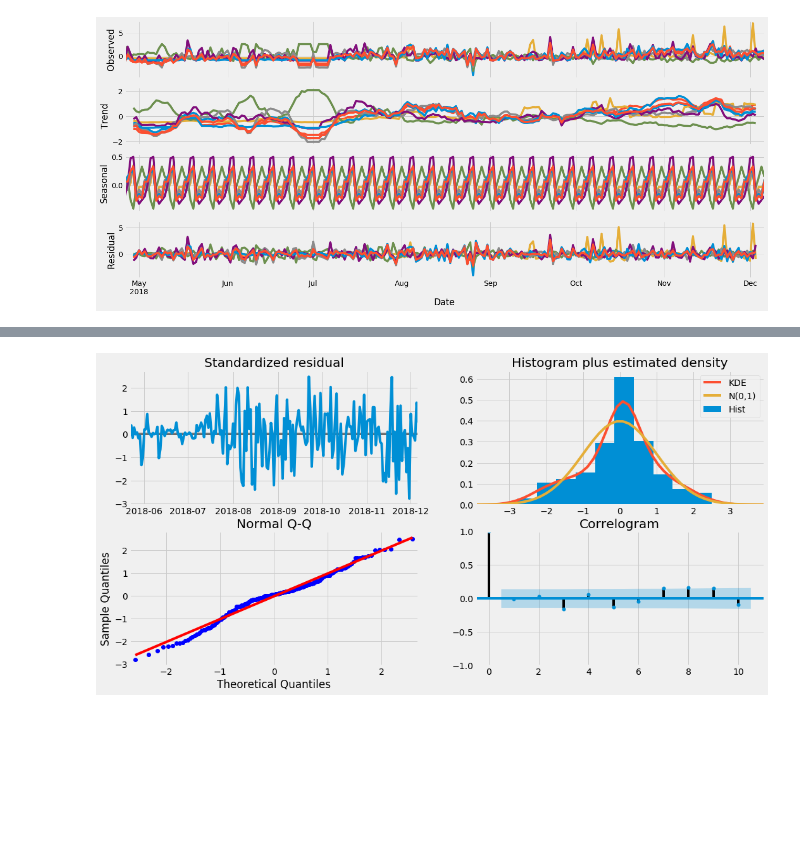
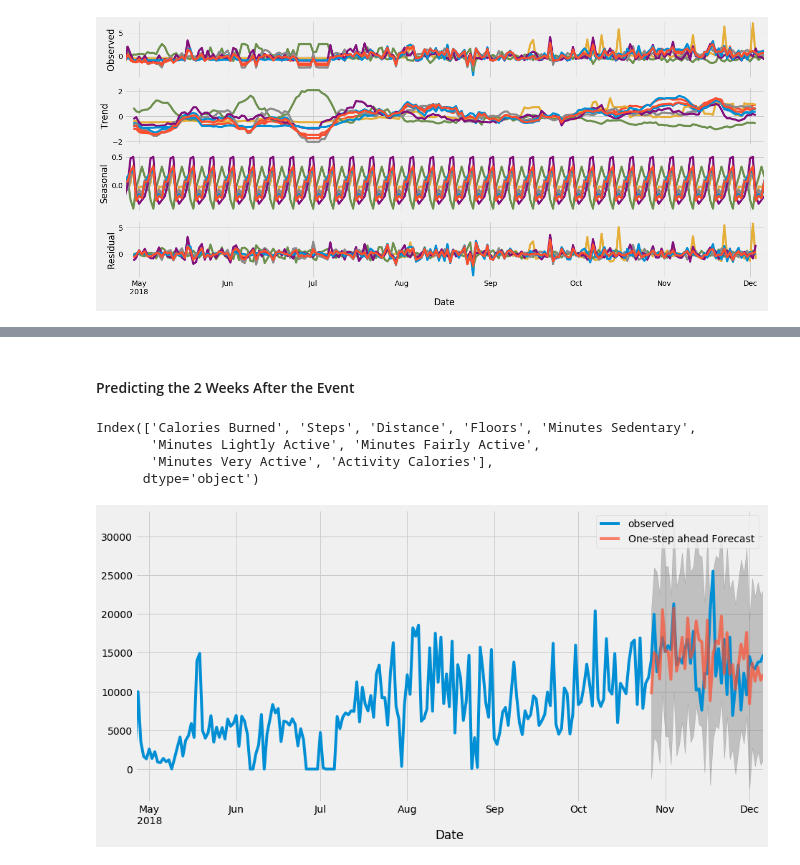
Before and after one commit to CrapWork/time-series, a Jupyter notebook: bare-bones.ipynb, the cells around one changed output, grey strips where cells are left out. Saved outputs shown, nothing was run; the diff lists cells and outputs as text; code cells hidden in the pictures; blank space fills up the shorter version.

```diff
--- a/bare-bones.ipynb
+++ b/bare-bones.ipynb
@@ -183,4 +236,13 @@ plt.pyplot.show()
+# %% [markdown]
+#### Predicting the 2 Weeks After the Event
+# %%
+df2.columns
+# %% [output]
+Index(['Calories Burned', 'Steps', 'Distance', 'Floors', 'Minutes Sedentary',
+       'Minutes Lightly Active', 'Minutes Fairly Active',
+       'Minutes Very Active', 'Activity Calories'],
+      dtype='object')
 # %%
-explore.time_predict(df2,'Minutes Very Active',info_plots=True, step_count=14)
+explore.time_predict(df2,'Steps',process_info=True, step_count=28)
 # %% [output]
-[figure, old version]
+[figure, new version]
```
Also changed, not shown: parts of 26 cells of this notebook, 5 other files.
